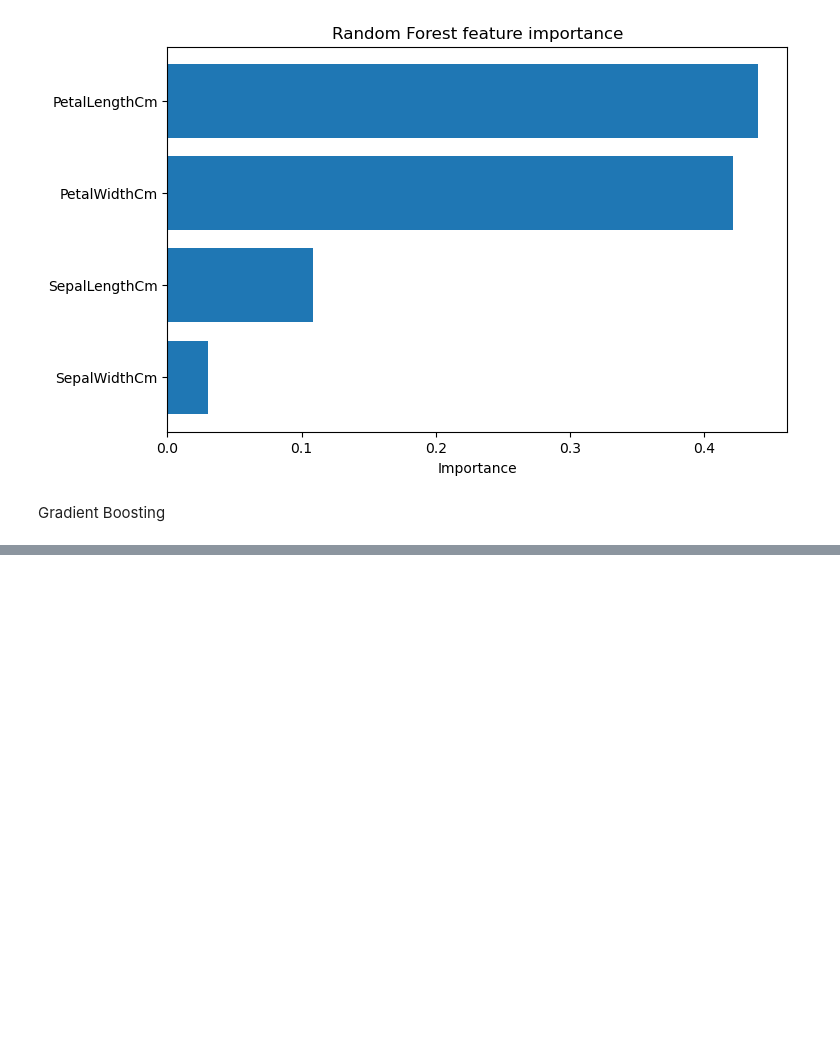
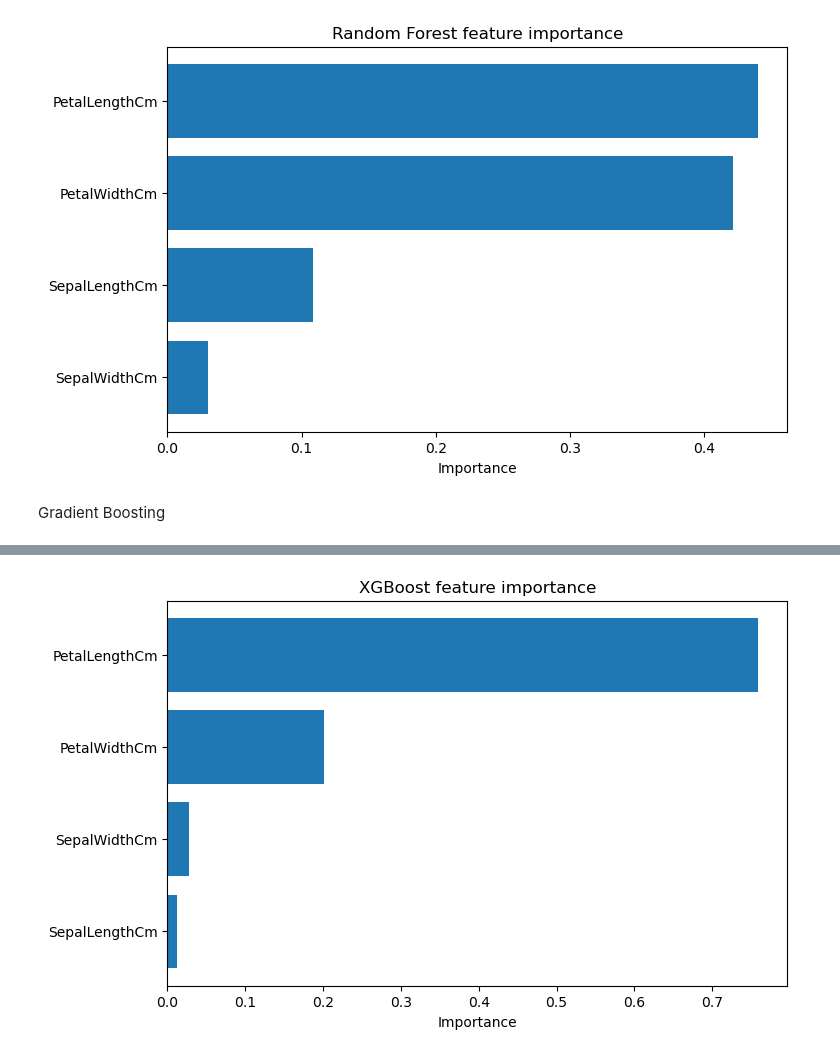
Before and after one commit to xenyashka/iris-classifier, a Jupyter notebook: iris_classifier_train.ipynb, the cells around one changed output, grey strips where cells are left out. Cells and saved outputs as stored; diff of their text form; code cells hidden in the pictures; blank space fills up the shorter version.

```diff
--- a/iris_classifier_train.ipynb
+++ b/iris_classifier_train.ipynb
@@ -179,0 +240,10 @@ Gradient Boosting
+# %%
+xgboost_model = XGBClassifier(random_state=42, max_depth=4)
+Y_train = Y_train.map({
+    1: 0,
+    2: 1,
+    3: 2
+})
+xgboost_model.fit(X_train, Y_train)
+train_predictions_xgboost = xgboost_model.predict(X_train)
+test_predictions_xgboost = xgboost_model.predict(X_test)
@@ -179,0 +278,14 @@ Gradient Boosting
+# %%
+feature_importance = pd.DataFrame({
+    'Feature': X_train.columns,
+    'Importance': xgboost_model.feature_importances_
+}).sort_values(by='Importance', ascending=False)
+
+plt.figure(figsize=(8, 5))
+plt.barh(feature_importance['Feature'], feature_importance['Importance'])
+plt.gca().invert_yaxis()
+plt.xlabel('Importance')
+plt.title('XGBoost feature importance')
+plt.show()
+# %% [output]
+[figure, added]
```
Also changed, not shown: parts of 4 cells of this notebook.
